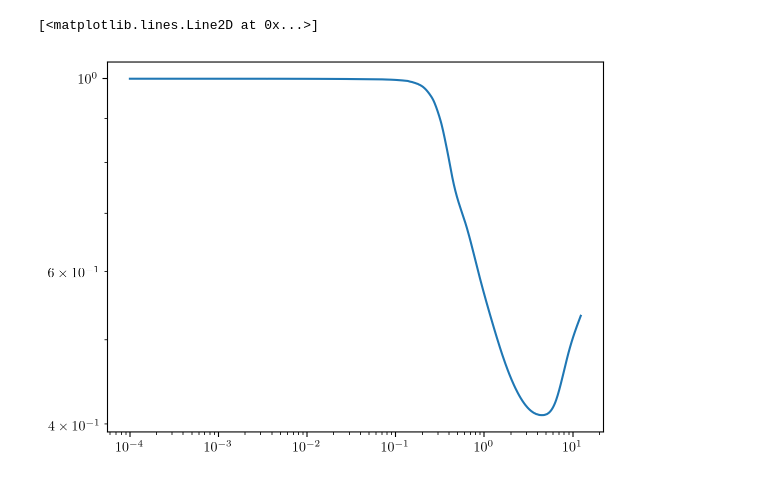
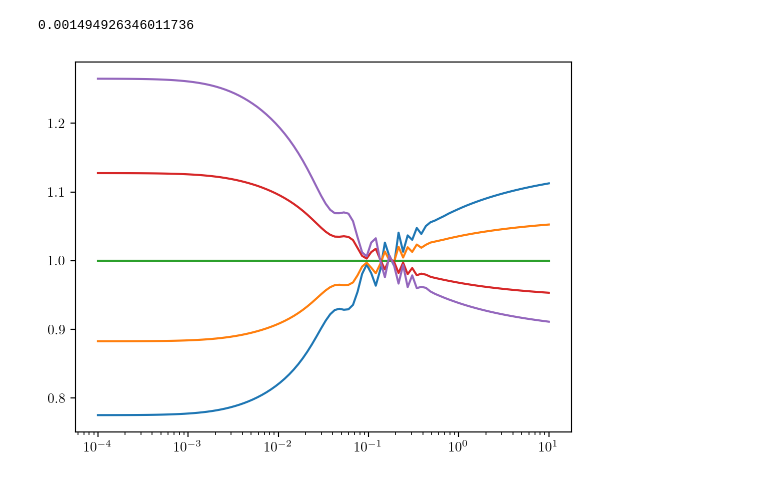
Before and after one commit to alexlague/void_notebooks, a Jupyter notebook: Void-Size-Function.ipynb, the cells around one changed output. Drawn from its saved outputs; the diff is of its cells as text; code cells hidden in the pictures.

```diff
--- a/Void-Size-Function.ipynb
+++ b/Void-Size-Function.ipynb
@@ -206,5 +317,4 @@ k22, pk22 = np.loadtxt('axioncamb_spectra/1_22_10_Planck18_matterpower.dat').T
 # %%
-plt.loglog(k25, pk25/pk22)
+(2.23480478e-06)**.5
 # %% [output]
-[<matplotlib.lines.Line2D at 0x...>]
+0.001494926346011736
-[figure, removed]
@@ -212,0 +321,24 @@ Tk25 = CubicSpline(k25, pk25/pk22)(k)
+# %%
+pars = camb.CAMBparams()
+pars.set_cosmology(H0=68, ombh2=0.022, omch2=0.122, )
+pars.InitPower.set_params(As=2.109e-09, ns=0.965)
+#Note non-linear corrections couples to smaller scales than you want
+pars.set_matter_power(redshifts=[0.], kmax=10.0)
+pars.NonLinear = model.NonLinear_none
+results_ref = camb.get_results(pars)
+k, z, P = results_ref.get_matter_power_spectrum(minkh=1e-4, maxkh=10, npoints = 100)
+P_ref = P[0]
+
+for c in np.linspace(0.9, 1.1, 5):
+    pars = camb.CAMBparams()
+    pars.set_cosmology(H0=68, ombh2=0.022/c, omch2=0.122/c, )
+    pars.InitPower.set_params(As=2.109e-09, ns=0.965)
+    #Note non-linear corrections couples to smaller scales than you want
+    pars.set_matter_power(redshifts=[0.], kmax=10.0)
+    pars.NonLinear = model.NonLinear_none
+    results = camb.get_results(pars)
+    k, z, P = results.get_matter_power_spectrum(minkh=1e-4, maxkh=10, npoints = 100)
+    P = P[0]/results.get_sigma8_0()**2*results_ref.get_sigma8_0()**2
+    plt.semilogx(k, P/P_ref )
+# %% [output]
+[figure, added]
```
Also changed, not shown: parts of 29 cells of this notebook, 7 other files.
